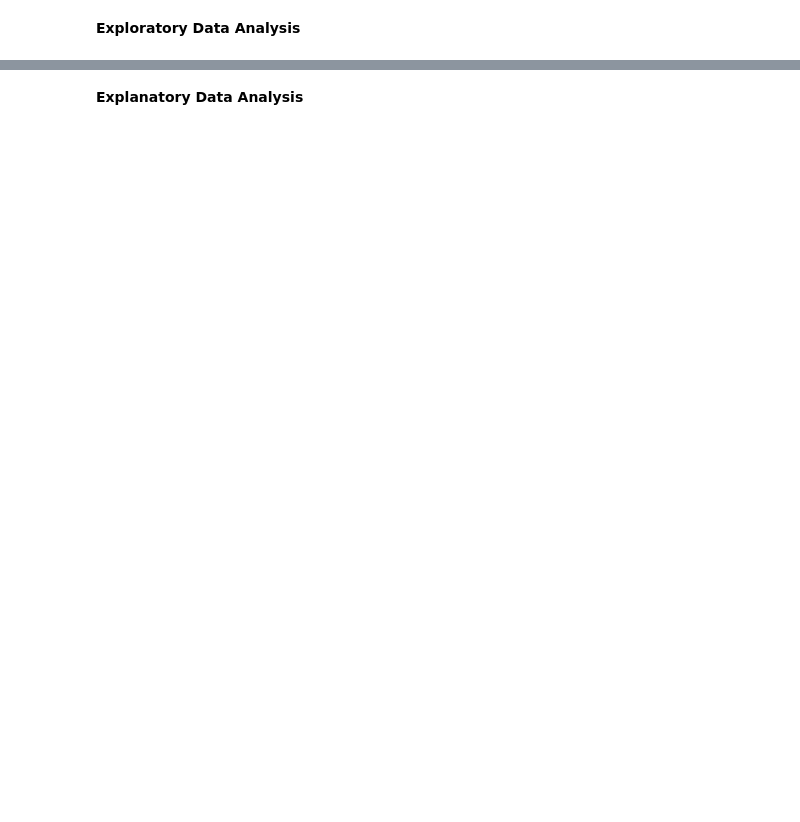
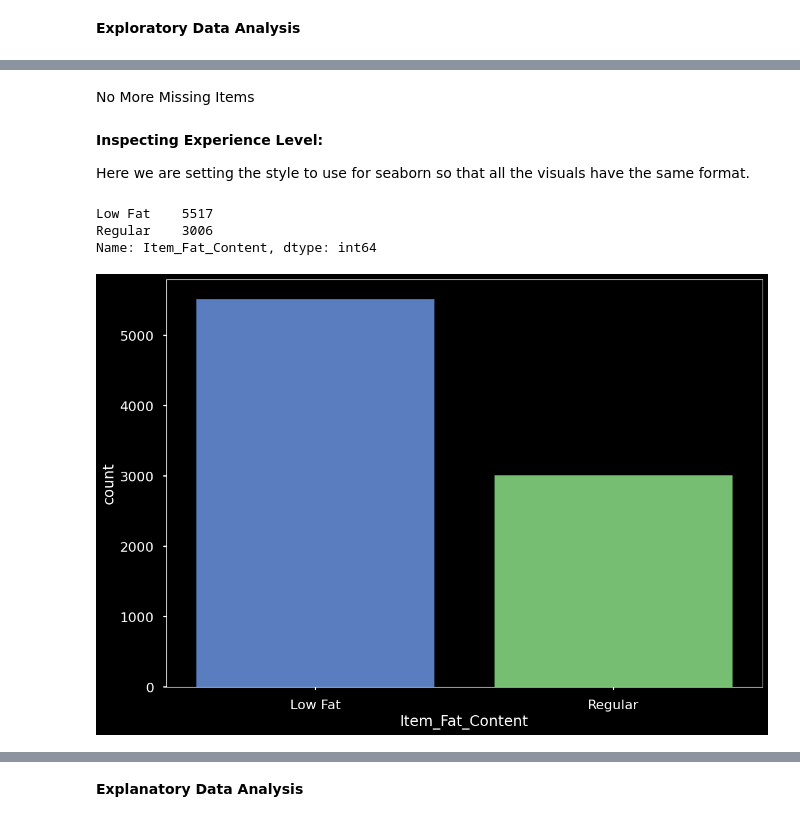
Before and after one commit to davegbade/Prediction-of-Product-Sales, a Jupyter notebook: Prediction of Product Sales.ipynb, the cells around one changed output, grey strips where cells are left out. Saved outputs shown, nothing was run; the diff lists cells and outputs as text; code cells hidden in the pictures; blank space fills up the shorter version.

```diff
--- a/Prediction of Product Sales.ipynb
+++ b/Prediction of Product Sales.ipynb
@@ -191,6 +238,9 @@ print(df_sale_predictions['Outlet_Type'].unique())
 df_sale_predictions['Item_Fat_Content'] = df_sale_predictions['Item_Fat_Content'].replace('LF','Low Fat')
 # %%
 df_sale_predictions['Item_Fat_Content'] = df_sale_predictions['Item_Fat_Content'].replace('reg','Regular')
+# %%
+# Replace the different options in Item_Fat_Content to "Low Fat" and "Regular"
+df_sale_predictions['Item_Fat_Content'].replace({'low fat': 'Low Fat', 'LF': 'Low Fat', 'reg': 'Regular'}, inplace=True)
 # %%
 print(df_sale_predictions.describe())
 # %% [output]
@@ -217,0 +285,6 @@ max         13086.964800
+# %%
+# Replace the missing values in 'Item_Weight' with the median
+df_sale_predictions['Item_Weight'].fillna(df_sale_predictions['Item_Weight'].median(), inplace=True)
+# %%
+# Replace the missing values in 'Outlet_Size' with the constant value 'Unknown'
+df_sale_predictions['Outlet_Size'].fillna('Unknown', inplace=True)
@@ -217,0 +307,6 @@ max         13086.964800
+# %% [markdown]
+No More Missing Items
+# %% [markdown]
+**Inspecting Experience Level:**
+
+Here we are setting the style to use for seaborn so that all the visuals have the same format.
@@ -217,0 +317,13 @@ max         13086.964800
+# %%
+## Using three seaborn styles: dark_background, seaborn-muted and seaborn-poster.
+plt.style.use(['dark_background','seaborn-muted', 'seaborn-poster'])
+# %%
+df_sale_predictions['Item_Fat_Content'].value_counts()
+# %% [output]
+Low Fat    5517
+Regular    3006
+Name: Item_Fat_Content, dtype: int64
+# %%
+ax = sns.countplot(data = df_sale_predictions, x = 'Item_Fat_Content');
+# %% [output]
+[figure, added]
```
Also changed, not shown: parts of 13 cells of this notebook.
